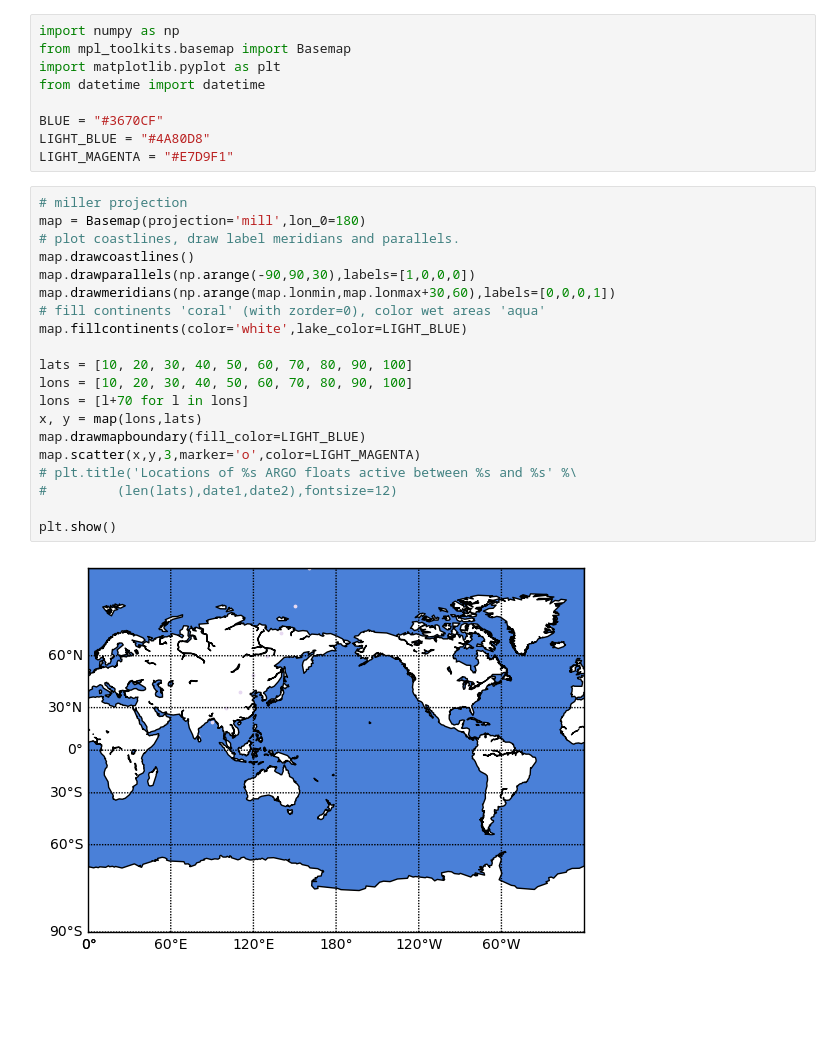
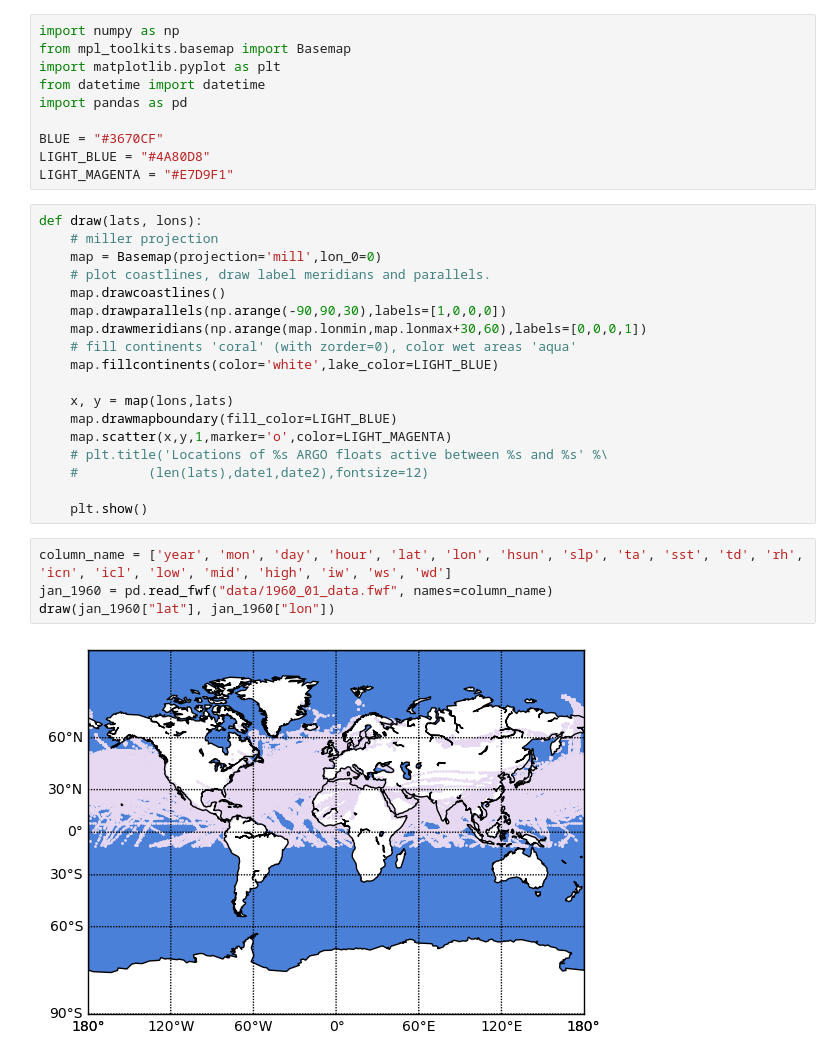
Before and after one commit to svet111/sirius_climate_2024, a Jupyter notebook: draw_plots.ipynb, the cells around one changed output. Saved outputs shown, nothing was run; the diff lists cells and outputs as text; blank space fills up the shorter version.

```diff
--- a/draw_plots.ipynb
+++ b/draw_plots.ipynb
@@ -3,29 +3,32 @@ import numpy as np
 from mpl_toolkits.basemap import Basemap
 import matplotlib.pyplot as plt
 from datetime import datetime
+import pandas as pd
 
 BLUE = "#3670CF"
 LIGHT_BLUE = "#4A80D8"
 LIGHT_MAGENTA = "#E7D9F1"
 # %%
-# miller projection
-map = Basemap(projection='mill',lon_0=180)
-# plot coastlines, draw label meridians and parallels.
-map.drawcoastlines()
-map.drawparallels(np.arange(-90,90,30),labels=[1,0,0,0])
-map.drawmeridians(np.arange(map.lonmin,map.lonmax+30,60),labels=[0,0,0,1])
-# fill continents 'coral' (with zorder=0), color wet areas 'aqua'
-map.fillcontinents(color='white',lake_color=LIGHT_BLUE)
+def draw(lats, lons):
+    # miller projection
+    map = Basemap(projection='mill',lon_0=0)
+    # plot coastlines, draw label meridians and parallels.
+    map.drawcoastlines()
+    map.drawparallels(np.arange(-90,90,30),labels=[1,0,0,0])
+    map.drawmeridians(np.arange(map.lonmin,map.lonmax+30,60),labels=[0,0,0,1])
+    # fill continents 'coral' (with zorder=0), color wet areas 'aqua'
+    map.fillcontinents(color='white',lake_color=LIGHT_BLUE)
 
-lats = [10, 20, 30, 40, 50, 60, 70, 80, 90, 100]
-lons = [10, 20, 30, 40, 50, 60, 70, 80, 90, 100]
-lons = [l+70 for l in lons]
-x, y = map(lons,lats)
-map.drawmapboundary(fill_color=LIGHT_BLUE)
-map.scatter(x,y,3,marker='o',color=LIGHT_MAGENTA)
-# plt.title('Locations of %s ARGO floats active between %s and %s' %\
-#         (len(lats),date1,date2),fontsize=12)
+    x, y = map(lons,lats)
+    map.drawmapboundary(fill_color=LIGHT_BLUE)
+    map.scatter(x,y,1,marker='o',color=LIGHT_MAGENTA)
+    # plt.title('Locations of %s ARGO floats active between %s and %s' %\
+    #         (len(lats),date1,date2),fontsize=12)
 
-plt.show()
+    plt.show()
-# %% [output]
-[figure, removed]
+# %%
+column_name = ['year', 'mon', 'day', 'hour', 'lat', 'lon', 'hsun', 'slp', 'ta', 'sst', 'td', 'rh', 'icn', 'icl', 'low', 'mid', 'high', 'iw', 'ws', 'wd']
+jan_1960 = pd.read_fwf("data/1960_01_data.fwf", names=column_name)
+draw(jan_1960["lat"], jan_1960["lon"])
+# %% [output]
+[figure, added]
```
Also changed, not shown: parts of 2 cells of this notebook.
